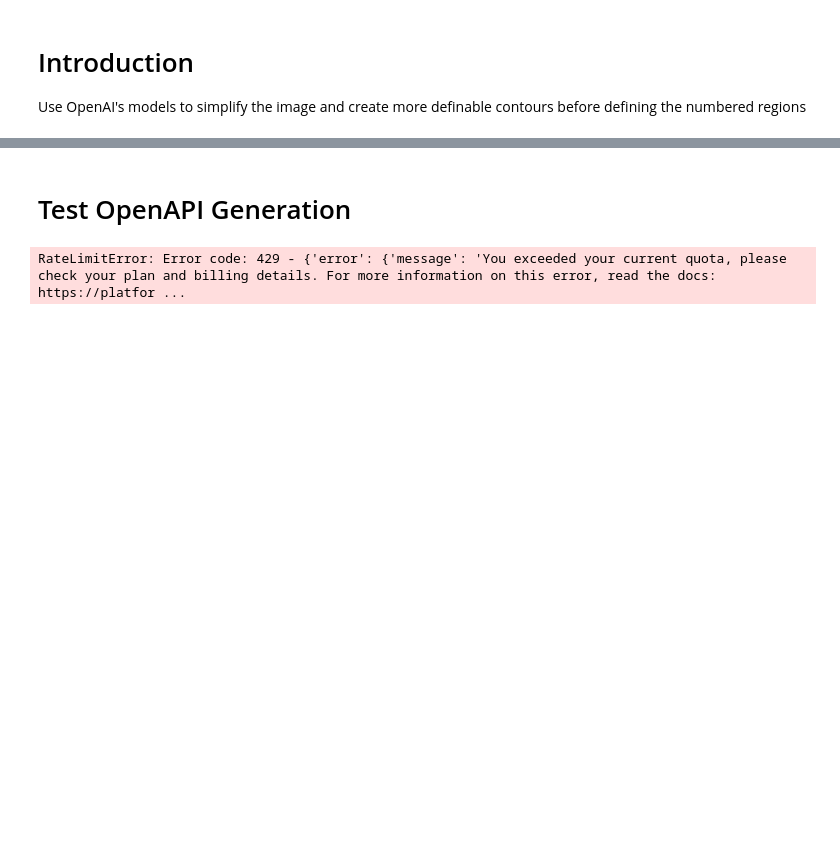
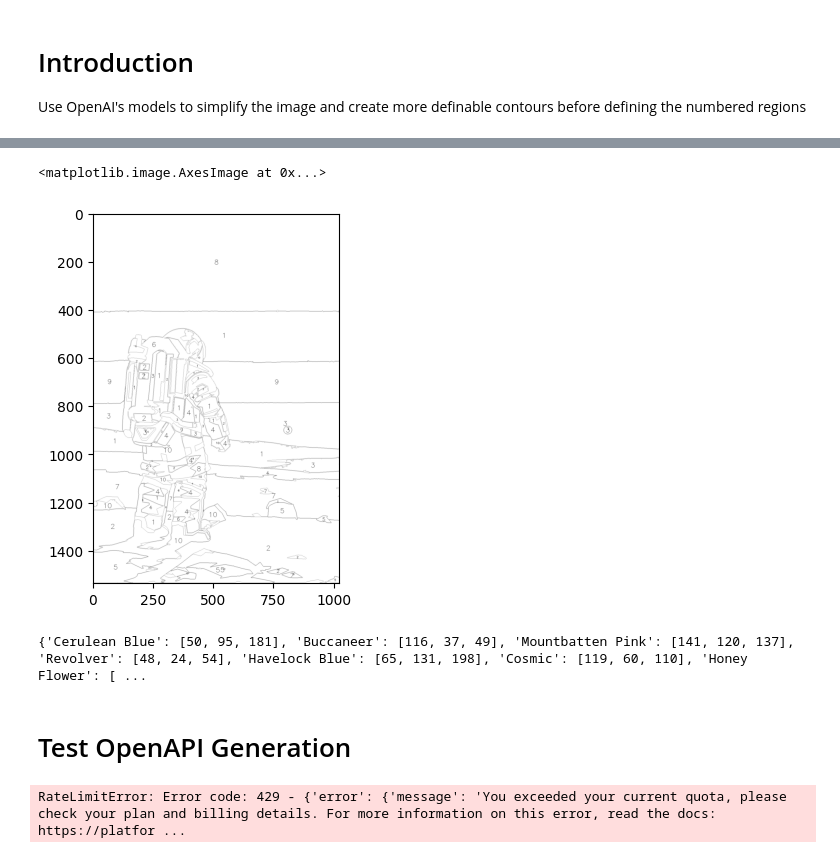
Before and after one commit to minimartzz/pAInt-by-the-numbers, a Jupyter notebook: model_exploration.ipynb, the cells around one changed output, grey strips where cells are left out. Cells and saved outputs as stored; diff of their text form; code cells hidden in the pictures; blank space fills up the shorter version.

```diff
--- a/model_exploration.ipynb
+++ b/model_exploration.ipynb
@@ -17,0 +34,9 @@ Use OpenAI's models to simplify the image and create more definable contours bef
+# %%
+def load_image(img_path: str, encoding: str="BGR"):
+  try:
+    img = cv2.imread(img_path)
+    if encoding == "RGB":
+      img = cv2.cvtColor(img, cv2.COLOR_BGR2RGB)
+    return img
+  except FileNotFoundError:
+    print("Could not find the file to load")
@@ -18,3 +232,14 @@ Use OpenAI's models to simplify the image and create more definable contours bef
+# %%
+plt.imshow(pbn)
+# %% [output]
+<matplotlib.image.AxesImage at 0x...>
+[figure, added]
+# %%
+# colours = colours.tolist()
+colour_names = {colornames.find(c[0], c[1], c[2]): c for c in colours}
+print(colour_names)
+# %% [output]
+{'Cerulean Blue': [50, 95, 181], 'Buccaneer': [116, 37, 49], 'Mountbatten Pink': [141, 120, 137], 'Revolver': [48, 24, 54], 'Havelock Blue': [65, 131, 198], 'Cosmic': [119, 60, 110], 'Honey Flower': [ ...
 # %% [markdown]
 # Test OpenAPI Generation
 # %%
```
Also changed, not shown: parts of 10 cells of this notebook, 7 other files.
